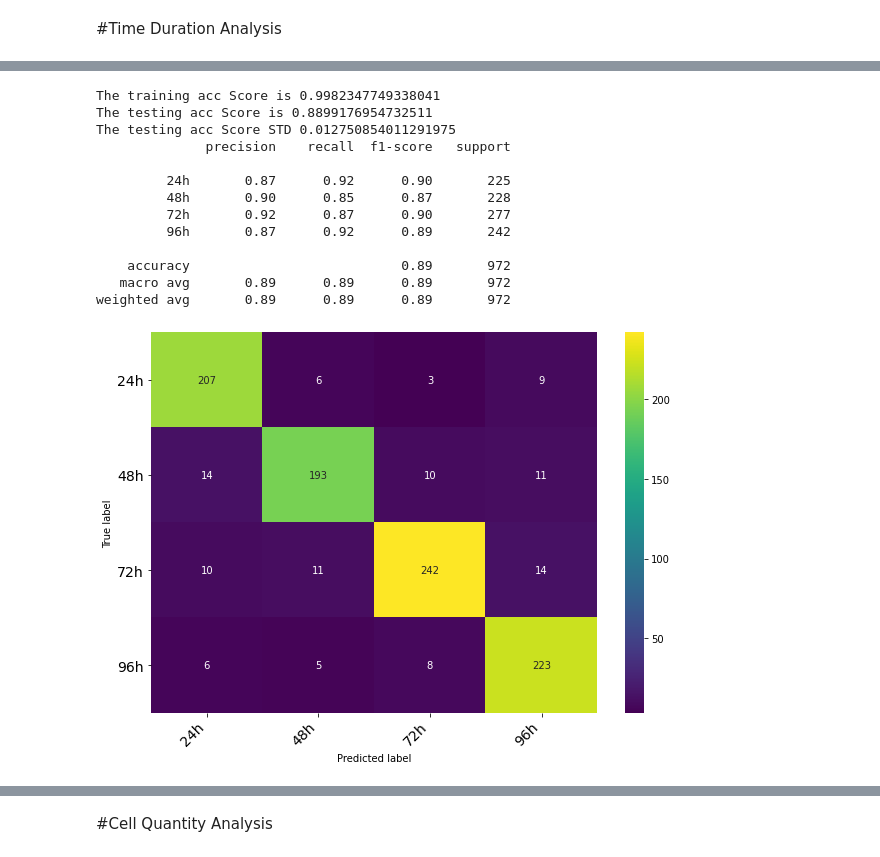
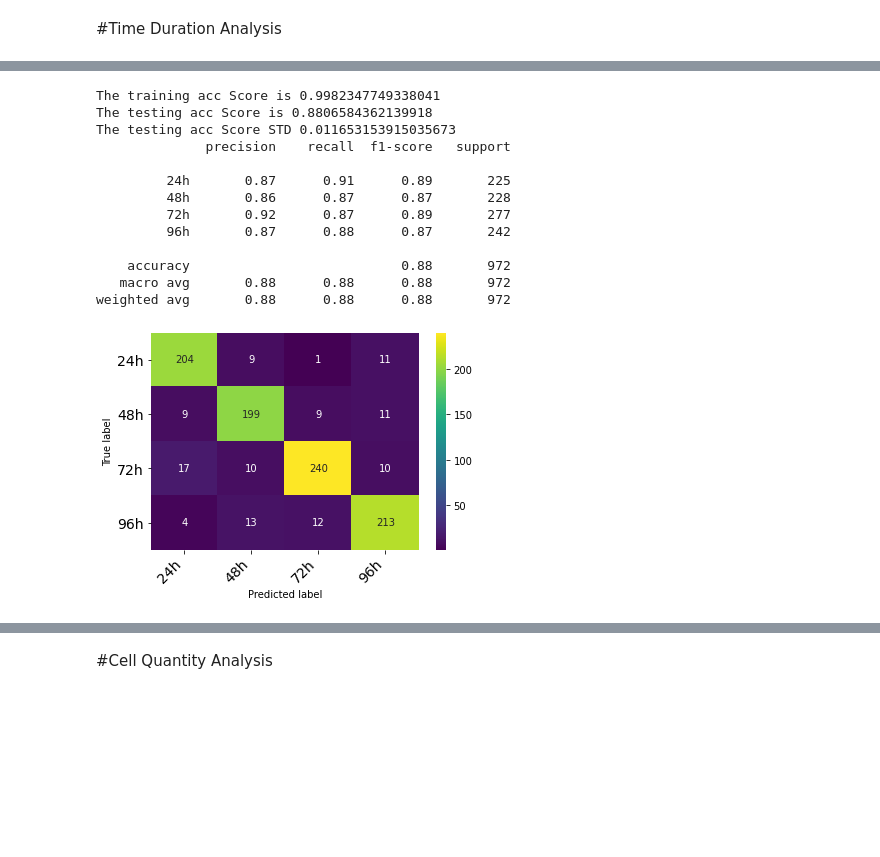
Before and after one commit to shohan007/ML-Engineered-Tissue-Evaluation, a Jupyter notebook: DIS_GelMA_Paper.ipynb, the cells around one changed output, grey strips where cells are left out. Cells and saved outputs as stored; diff of their text form; code cells hidden in the pictures; blank space fills up the shorter version.

```diff
--- a/DIS_GelMA_Paper.ipynb
+++ b/DIS_GelMA_Paper.ipynb
@@ -106,7 +98,7 @@ Y_transformed_quantity=le3.fit_transform(Y['Cell Quantity (in Million)'])
 Utility Functions
 # %%
 # confusion matrix
-def print_confusion_matrix(confusion_matrix, class_names, figsize = (10,7), fontsize=14):
+def print_confusion_matrix(confusion_matrix, class_names, figsize = (6,4), fontsize=14):
 
     df_cm = pd.DataFrame(
         confusion_matrix, index=class_names, columns=class_names,
@@ -551,20 +543,20 @@ weighted avg       0.93      0.93      0.93       972
 # %%
 # rf
-rf_cv((trainx, trainy), (testx, testy), class_names, 5)
+rf_cv((trainx, trainy), (testx, testy), class_names, 10)
 # %% [output]
 The training acc Score is 0.9982347749338041
-The testing acc Score is 0.8899176954732511
-The testing acc Score STD 0.012750854011291975
+The testing acc Score is 0.8806584362139918
+The testing acc Score STD 0.011653153915035673
               precision    recall  f1-score   support
 
-         24h       0.87      0.92      0.90       225
-         48h       0.90      0.85      0.87       228
-         72h       0.92      0.87      0.90       277
-         96h       0.87      0.92      0.89       242
+         24h       0.87      0.91      0.89       225
+         48h       0.86      0.87      0.87       228
+         72h       0.92      0.87      0.89       277
+         96h       0.87      0.88      0.87       242
 
-    accuracy                           0.89       972
-   macro avg       0.89      0.89      0.89       972
-weighted avg       0.89      0.89      0.89       972
+    accuracy                           0.88       972
+   macro avg       0.88      0.88      0.88       972
+weighted avg       0.88      0.88      0.88       972
-[figure, old version]
+[figure, new version]
 # %%
 # nb
```
Also changed, not shown: parts of 28 cells of this notebook.
